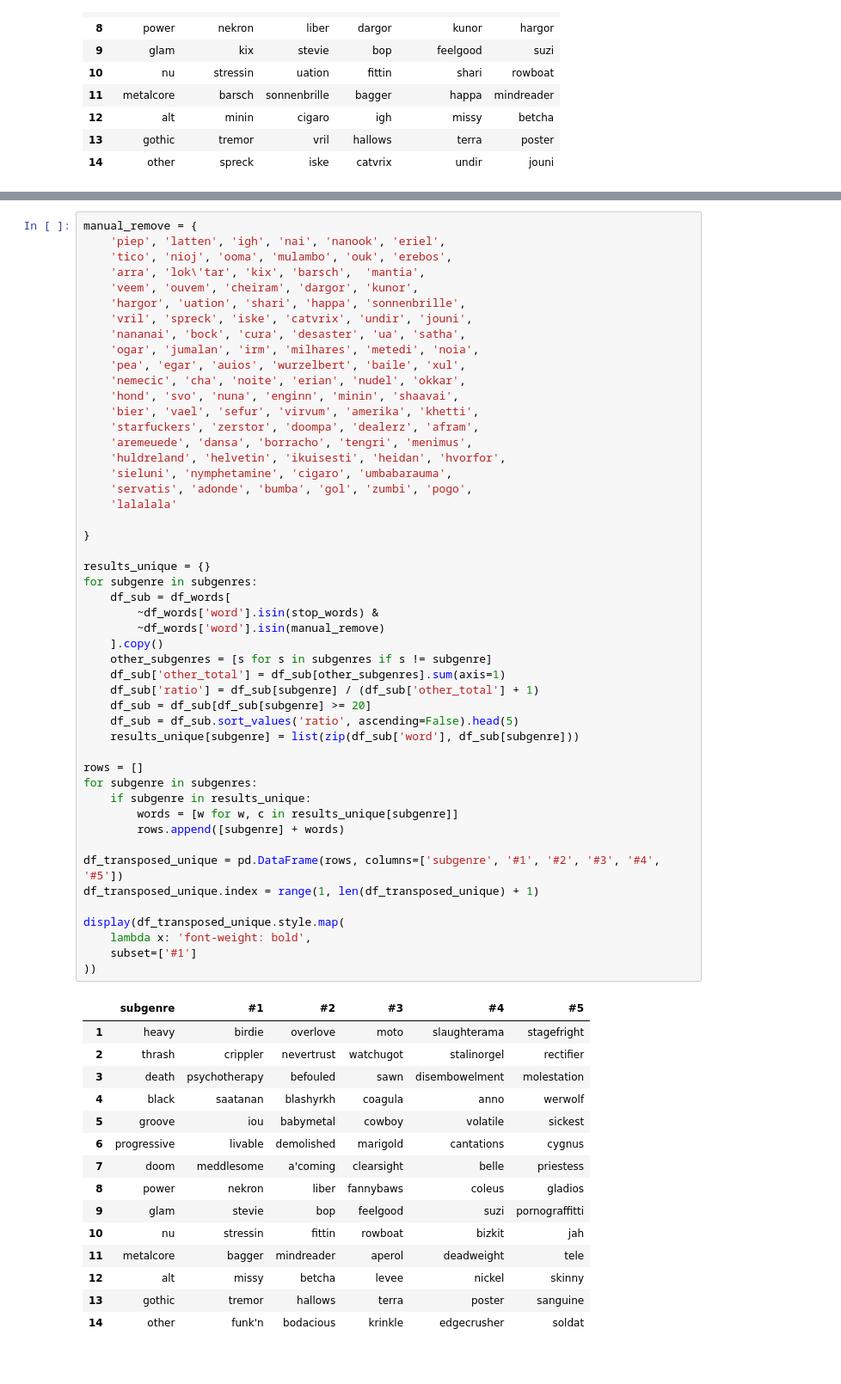
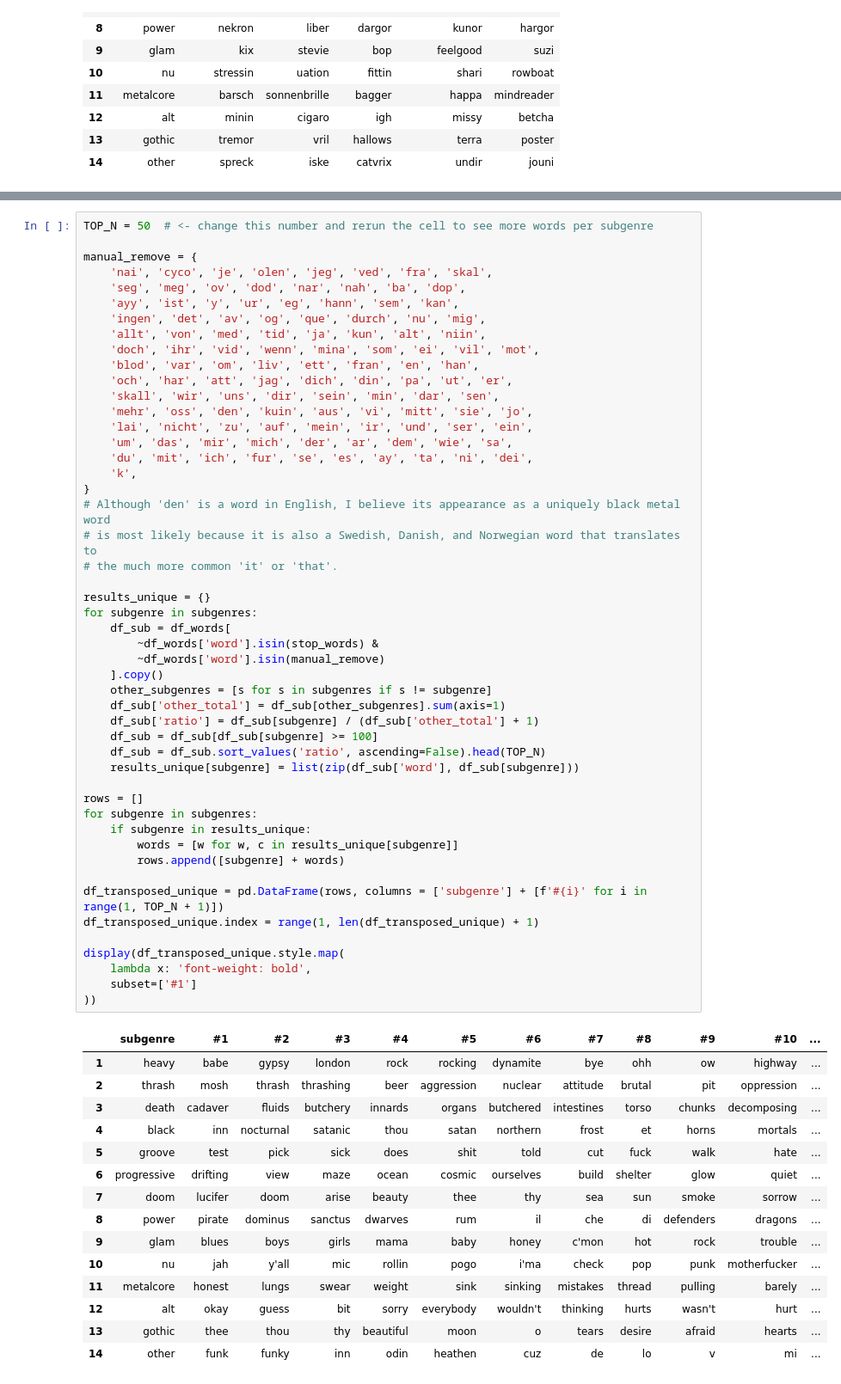
Before and after one commit to wanderson33245/The-Metal-Corpus, a Jupyter notebook: The Metal Corpus.ipynb, the cells around one changed output, grey strips where cells are left out. Shown at 86% size. Saved outputs shown, nothing was run; the diff lists cells and outputs as text.

```diff
--- a/The Metal Corpus.ipynb
+++ b/The Metal Corpus.ipynb
@@ -611,67 +610,67 @@ The subgenre-unique words table is *technically* accurate, but holds little mean
 
 This table contains explicit language and references to violence, reflective of common lyrical themes in extreme metal subgenres.
 # %%
+TOP_N = 50  # <- change this number and rerun the cell to see more words per subgenre
+
 manual_remove = {
-    'piep', 'latten', 'igh', 'nai', 'nanook', 'eriel',
-    'tico', 'nioj', 'ooma', 'mulambo', 'ouk', 'erebos',
-    'arra', 'lok\'tar', 'kix', 'barsch',  'mantia',
-    'veem', 'ouvem', 'cheiram', 'dargor', 'kunor',
-    'hargor', 'uation', 'shari', 'happa', 'sonnenbrille',
-    'vril', 'spreck', 'iske', 'catvrix', 'undir', 'jouni',
-    'nananai', 'bock', 'cura', 'desaster', 'ua', 'satha',
-    'ogar', 'jumalan', 'irm', 'milhares', 'metedi', 'noia',
-    'pea', 'egar', 'auios', 'wurzelbert', 'baile', 'xul',
-    'nemecic', 'cha', 'noite', 'erian', 'nudel', 'okkar',
-    'hond', 'svo', 'nuna', 'enginn', 'minin', 'shaavai',
-    'bier', 'vael', 'sefur', 'virvum', 'amerika', 'khetti',
-    'starfuckers', 'zerstor', 'doompa', 'dealerz', 'afram',
-    'aremeuede', 'dansa', 'borracho', 'tengri', 'menimus',
-    'huldreland', 'helvetin', 'ikuisesti', 'heidan', 'hvorfor',
-    'sieluni', 'nymphetamine', 'cigaro', 'umbabarauma',
-    'servatis', 'adonde', 'bumba', 'gol', 'zumbi', 'pogo',
-    'lalalala'
-
+    'nai', 'cyco', 'je', 'olen', 'jeg', 'ved', 'fra', 'skal',
+    'seg', 'meg', 'ov', 'dod', 'nar', 'nah', 'ba', 'dop',
+    'ayy', 'ist', 'y', 'ur', 'eg', 'hann', 'sem', 'kan',
+    'ingen', 'det', 'av', 'og', 'que', 'durch', 'nu', 'mig',
+    'allt', 'von', 'med', 'tid', 'ja', 'kun', 'alt', 'niin',
+    'doch', 'ihr', 'vid', 'wenn', 'mina', 'som', 'ei', 'vil', 'mot',
+    'blod', 'var', 'om', 'liv', 'ett', 'fran', 'en', 'han',
+    'och', 'har', 'att', 'jag', 'dich', 'din', 'pa', 'ut', 'er',
+    'skall', 'wir', 'uns', 'dir', 'sein', 'min', 'dar', 'sen',
+    'mehr', 'oss', 'den', 'kuin', 'aus', 'vi', 'mitt', 'sie', 'jo',
+    'lai', 'nicht', 'zu', 'auf', 'mein', 'ir', 'und', 'ser', 'ein',
+    'um', 'das', 'mir', 'mich', 'der', 'ar', 'dem', 'wie', 'sa',
+    'du', 'mit', 'ich', 'fur', 'se', 'es', 'ay', 'ta', 'ni', 'dei',
+    'k',
 }
+# Although 'den' is a word in English, I believe its appearance as a uniquely black metal word
+# is most likely because it is also a Swedish, Danish, and Norwegian word that translates to
+# the much more common 'it' or 'that'.
 
 results_unique = {}
 for subgenre in subgenres:
     df_sub = df_words[
         ~df_words['word'].isin(stop_words) &
         ~df_words['word'].isin(manual_remove)
     ].copy()
     other_subgenres = [s for s in subgenres if s != subgenre]
     df_sub['other_total'] = df_sub[other_subgenres].sum(axis=1)
     df_sub['ratio'] = df_sub[subgenre] / (df_sub['other_total'] + 1)
-    df_sub = df_sub[df_sub[subgenre] >= 20]
-    df_sub = df_sub.sort_values('ratio', ascending=False).head(5)
+    df_sub = df_sub[df_sub[subgenre] >= 100]
+    df_sub = df_sub.sort_values('ratio', ascending=False).head(TOP_N)
     results_unique[subgenre] = list(zip(df_sub['word'], df_sub[subgenre]))
 
 rows = []
 for subgenre in subgenres:
     if subgenre in results_unique:
         words = [w for w, c in results_unique[subgenre]]
         rows.append([subgenre] + words)
 
-df_transposed_unique = pd.DataFrame(rows, columns=['subgenre', '#1', '#2', '#3', '#4', '#5'])
+df_transposed_unique = pd.DataFrame(rows, columns = ['subgenre'] + [f'#{i}' for i in range(1, TOP_N + 1)])
 df_transposed_unique.index = range(1, len(df_transposed_unique) + 1)
 
 display(df_transposed_unique.style.map(
     lambda x: 'font-weight: bold',
     subset=['#1']
 ))
 # %% [output]
-|  | subgenre | #1 | #2 | #3 | #4 | #5 |
-| 1 | heavy | birdie | overlove | moto | slaughterama | stagefright |
-| 2 | thrash | crippler | nevertrust | watchugot | stalinorgel | rectifier |
-| 3 | death | psychotherapy | befouled | sawn | disembowelment | molestation |
-| 4 | black | saatanan | blashyrkh | coagula | anno | werwolf |
-| 5 | groove | iou | babymetal | cowboy | volatile | sickest |
-| 6 | progressive | livable | demolished | marigold | cantations | cygnus |
-| 7 | doom | meddlesome | a'coming | clearsight | belle | priestess |
-| 8 | power | nekron | liber | fannybaws | coleus | gladios |
-| 9 | glam | stevie | bop | feelgood | suzi | pornograffitti |
-| 10 | nu | stressin | fittin | rowboat | bizkit | jah |
-| 11 | metalcore | bagger | mindreader | aperol | deadweight | tele |
-| 12 | alt | missy | betcha | levee | nickel | skinny |
-| 13 | gothic | tremor | hallows | terra | poster | sanguine |
-| 14 | other | funk'n | bodacious | krinkle | edgecrusher | soldat |
+|  | subgenre | #1 | #2 | #3 | #4 | #5 | #6 | #7 | #8 | #9 | #10 | ... |
+| 1 | heavy | babe | gypsy | london | rock | rocking | dynamite | bye | ohh | ow | highway | ... |
+| 2 | thrash | mosh | thrash | thrashing | beer | aggression | nuclear | attitude | brutal | pit | oppression | ... |
+| 3 | death | cadaver | fluids | butchery | innards | organs | butchered | intestines | torso | chunks | decomposing | ... |
+| 4 | black | inn | nocturnal | satanic | thou | satan | northern | frost | et | horns | mortals | ... |
+| 5 | groove | test | pick | sick | does | shit | told | cut | fuck | walk | hate | ... |
+| 6 | progressive | drifting | view | maze | ocean | cosmic | ourselves | build | shelter | glow | quiet | ... |
+| 7 | doom | lucifer | doom | arise | beauty | thee | thy | sea | sun | smoke | sorrow | ... |
+| 8 | power | pirate | dominus | sanctus | dwarves | rum | il | che | di | defenders | dragons | ... |
+| 9 | glam | blues | boys | girls | mama | baby | honey | c'mon | hot | rock | trouble | ... |
+| 10 | nu | jah | y'all | mic | rollin | pogo | i'ma | check | pop | punk | motherfucker | ... |
+| 11 | metalcore | honest | lungs | swear | weight | sink | sinking | mistakes | thread | pulling | barely | ... |
+| 12 | alt | okay | guess | bit | sorry | everybody | wouldn't | thinking | hurts | wasn't | hurt | ... |
+| 13 | gothic | thee | thou | thy | beautiful | moon | o | tears | desire | afraid | hearts | ... |
+| 14 | other | funk | funky | inn | odin | heathen | cuz | de | lo | v | mi | ... |
```
Also changed, not shown: parts of 2 cells of this notebook.
